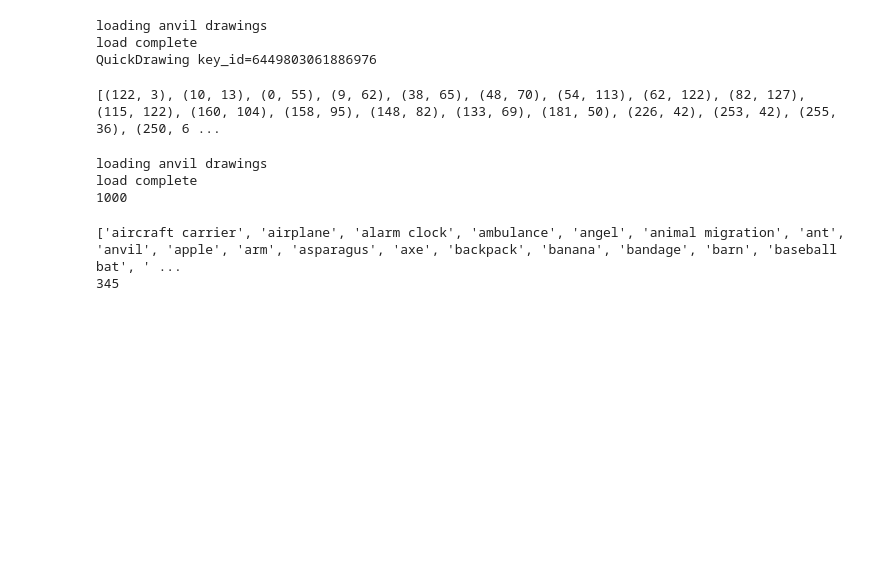
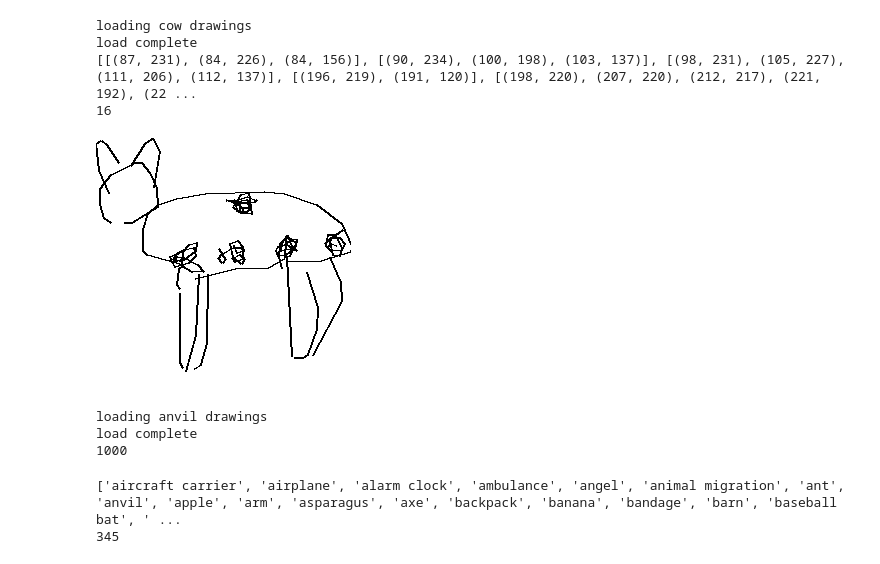
Before and after one commit to skyloken/interactive-sketcher, a Jupyter notebook: notebooks/quickdraw.ipynb, the cells around one changed output. Cells and saved outputs as stored; diff of their text form; code cells hidden in the pictures; blank space fills up the shorter version.

```diff
--- a/notebooks/quickdraw.ipynb
+++ b/notebooks/quickdraw.ipynb
@@ -1,17 +1,17 @@
 # %%
 from quickdraw import QuickDrawData
 qd = QuickDrawData()
-anvil = qd.get_drawing("anvil")
+drawing = qd.get_drawing("cow")
 
-print(anvil)
+print(drawing.strokes)
+print(len(drawing.strokes))
+drawing.image
 # %% [output]
-loading anvil drawings
+loading cow drawings
 load complete
-QuickDrawing key_id=6449803061886976
+[[(87, 231), (84, 226), (84, 156)], [(90, 234), (100, 198), (103, 137)], [(98, 231), (105, 227), (111, 206), (112, 137)], [(196, 219), (191, 120)], [(198, 220), (207, 220), (212, 217), (221, 192), (22 ...
+16
+[figure, added]
-# %%
-print(anvil.strokes[0])
-# %% [output]
-[(122, 3), (10, 13), (0, 55), (9, 62), (38, 65), (48, 70), (54, 113), (62, 122), (82, 127), (115, 122), (160, 104), (158, 95), (148, 82), (133, 69), (181, 50), (226, 42), (253, 42), (255, 36), (250, 6 ...
 # %%
 from quickdraw import QuickDrawDataGroup
 
```
Also changed, not shown: 6 other files.
